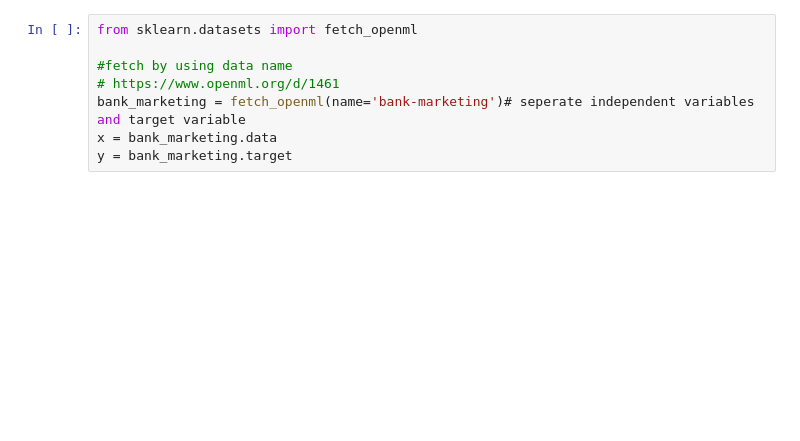
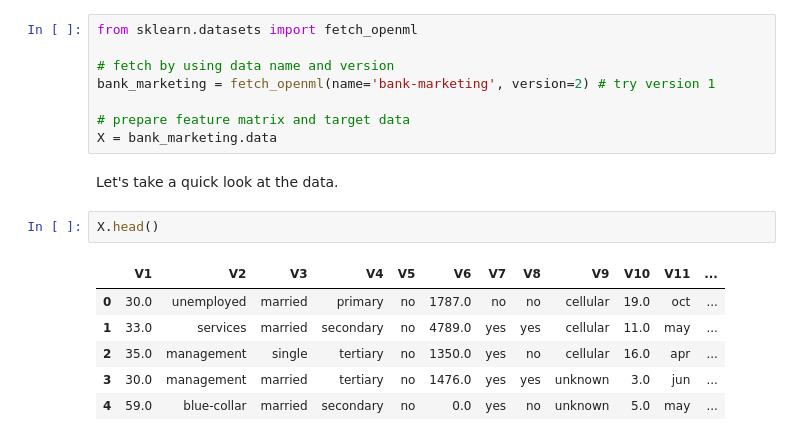
Before and after one commit to tdmdal/sklearn-workshop, a Jupyter notebook: docs/kmeans-clustering.ipynb, the cells around one changed output. Saved outputs shown, nothing was run; the diff lists cells and outputs as text; blank space fills up the shorter version.

```diff
--- a/docs/kmeans-clustering.ipynb
+++ b/docs/kmeans-clustering.ipynb
@@ -4,8 +17,19 @@ import pandas as pd
 # %%
 from sklearn.datasets import fetch_openml
 
-#fetch by using data name
-# https://www.openml.org/d/1461
-bank_marketing = fetch_openml(name='bank-marketing')# seperate independent variables and target variable
-x = bank_marketing.data
-y = bank_marketing.target
+# fetch by using data name and version
+bank_marketing = fetch_openml(name='bank-marketing', version=2) # try version 1
+
+# prepare feature matrix and target data
+X = bank_marketing.data
+# %% [markdown]
+Let's take a quick look at the data.
+# %%
+X.head()
+# %% [output]
+|  | V1 | V2 | V3 | V4 | V5 | V6 | V7 | V8 | V9 | V10 | V11 | ... |
+| 0 | 30.0 | unemployed | married | primary | no | 1787.0 | no | no | cellular | 19.0 | oct | ... |
+| 1 | 33.0 | services | married | secondary | no | 4789.0 | yes | yes | cellular | 11.0 | may | ... |
+| 2 | 35.0 | management | single | tertiary | no | 1350.0 | yes | no | cellular | 16.0 | apr | ... |
+| 3 | 30.0 | management | married | tertiary | no | 1476.0 | yes | yes | unknown | 3.0 | jun | ... |
+| 4 | 59.0 | blue-collar | married | secondary | no | 0.0 | yes | no | unknown | 5.0 | may | ... |
```
Also changed, not shown: parts of 21 cells of this notebook, 4 other files.
